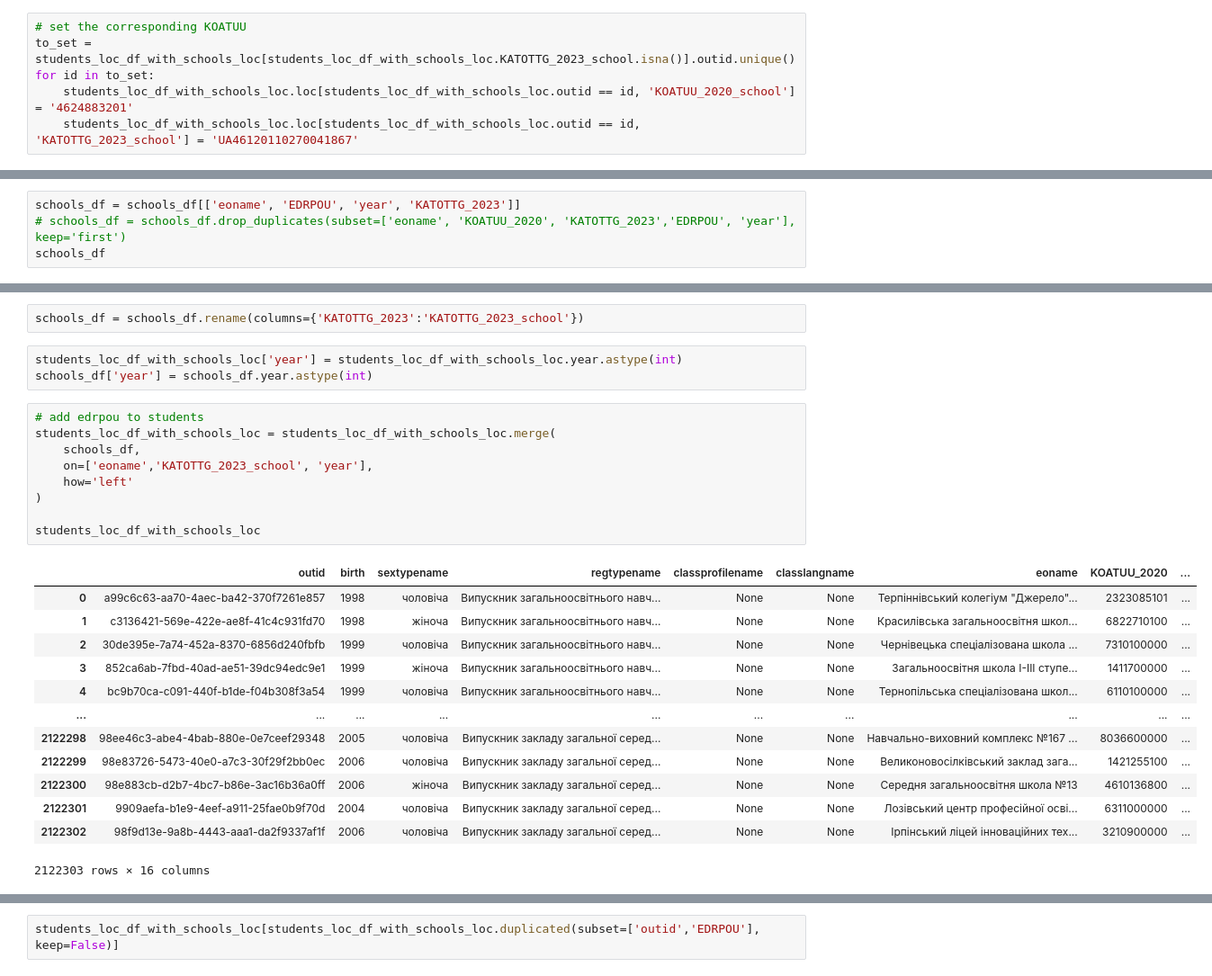
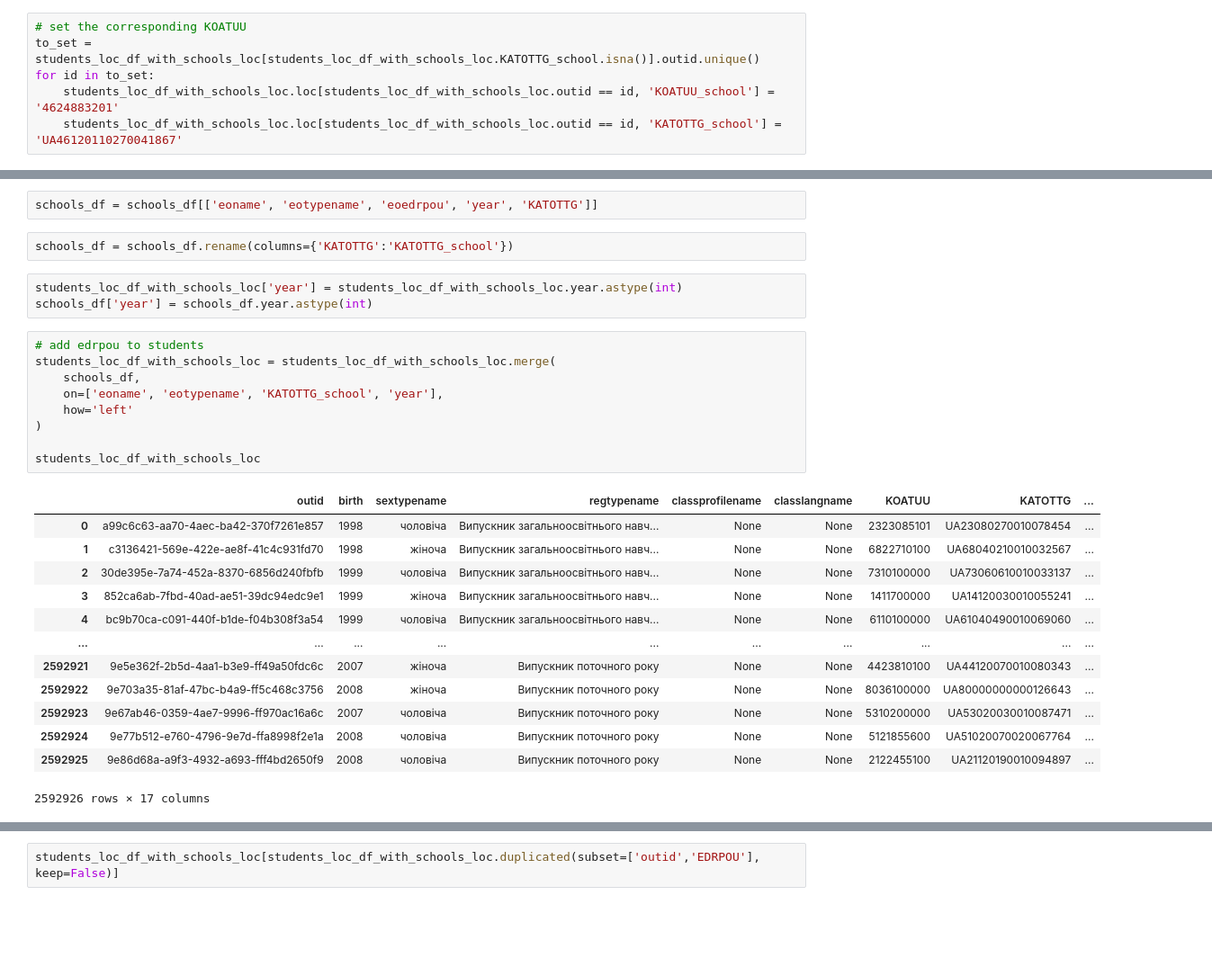
Before and after one commit to DataResponsibly/ZNO-Dataset, a Jupyter notebook: notebooks/tables_creation/Students_table.ipynb, the cells around one changed output, grey strips where cells are left out. Shown at 90% size. Saved outputs shown, nothing was run; the diff lists cells and outputs as text; blank space fills up the shorter version.

```diff
--- a/notebooks/tables_creation/Students_table.ipynb
+++ b/notebooks/tables_creation/Students_table.ipynb
@@ -318,9 +342,9 @@ students_loc_df_with_schools_loc[students_loc_df_with_schools_loc.KATOTTG_2023_s
 # %%
 # set the corresponding KOATUU
-to_set = students_loc_df_with_schools_loc[students_loc_df_with_schools_loc.KATOTTG_2023_school.isna()].outid.unique()
+to_set = students_loc_df_with_schools_loc[students_loc_df_with_schools_loc.KATOTTG_school.isna()].outid.unique()
 for id in to_set:
-    students_loc_df_with_schools_loc.loc[students_loc_df_with_schools_loc.outid == id, 'KOATUU_2020_school'] = '4624883201'
-    students_loc_df_with_schools_loc.loc[students_loc_df_with_schools_loc.outid == id, 'KATOTTG_2023_school'] = 'UA46120110270041867'
+    students_loc_df_with_schools_loc.loc[students_loc_df_with_schools_loc.outid == id, 'KOATUU_school'] = '4624883201'
+    students_loc_df_with_schools_loc.loc[students_loc_df_with_schools_loc.outid == id, 'KATOTTG_school'] = 'UA46120110270041867'
 # %%
 schools_df = pd.read_csv('./matching_data/schools_edrpou.csv', encoding='utf-8', dtype=str)
 schools_df
@@ -345,4 +368,0 @@ schools_df[schools_df.duplicated(subset=['eoname', 'year', 'KATOTTG_2023'], keep
-# %%
-schools_df = schools_df[['eoname', 'EDRPOU', 'year', 'KATOTTG_2023']]
-# schools_df = schools_df.drop_duplicates(subset=['eoname', 'KOATUU_2020', 'KATOTTG_2023','EDRPOU', 'year'], keep='first')
-schools_df
@@ -363,29 +375,31 @@ schools_df
+# %%
+schools_df = schools_df[['eoname', 'eotypename', 'eoedrpou', 'year', 'KATOTTG']]
 # %%
-schools_df = schools_df.rename(columns={'KATOTTG_2023':'KATOTTG_2023_school'})
+schools_df = schools_df.rename(columns={'KATOTTG':'KATOTTG_school'})
 # %%
 students_loc_df_with_schools_loc['year'] = students_loc_df_with_schools_loc.year.astype(int)
 schools_df['year'] = schools_df.year.astype(int)
 # %%
 # add edrpou to students
 students_loc_df_with_schools_loc = students_loc_df_with_schools_loc.merge(
     schools_df,
-    on=['eoname','KATOTTG_2023_school', 'year'],
+    on=['eoname', 'eotypename', 'KATOTTG_school', 'year'],
     how='left'
 )
 
 students_loc_df_with_schools_loc
 # %% [output]
-|  | outid | birth | sextypename | regtypename | classprofilename | classlangname | eoname | KOATUU_2020 | ... |
-| 0 | a99c6c63-aa70-4aec-ba42-370f7261e857 | 1998 | чоловіча | Випускник загальноосвітнього навч... | None | None | Терпіннівський колегіум "Джерело"... | 2323085101 | ... |
-| 1 | c3136421-569e-422e-ae8f-41c4c931fd70 | 1998 | жіноча | Випускник загальноосвітнього навч... | None | None | Красилівська загальноосвітня школ... | 6822710100 | ... |
-| 2 | 30de395e-7a74-452a-8370-6856d240fbfb | 1999 | чоловіча | Випускник загальноосвітнього навч... | None | None | Чернівецька спеціалізована школа ... | 7310100000 | ... |
-| 3 | 852ca6ab-7fbd-40ad-ae51-39dc94edc9e1 | 1999 | жіноча | Випускник загальноосвітнього навч... | None | None | Загальноосвітня школа I-III ступе... | 1411700000 | ... |
-| 4 | bc9b70ca-c091-440f-b1de-f04b308f3a54 | 1999 | чоловіча | Випускник загальноосвітнього навч... | None | None | Тернопільська спеціалізована школ... | 6110100000 | ... |
+|  | outid | birth | sextypename | regtypename | classprofilename | classlangname | KOATUU | KATOTTG | ... |
+| 0 | a99c6c63-aa70-4aec-ba42-370f7261e857 | 1998 | чоловіча | Випускник загальноосвітнього навч... | None | None | 2323085101 | UA23080270010078454 | ... |
+| 1 | c3136421-569e-422e-ae8f-41c4c931fd70 | 1998 | жіноча | Випускник загальноосвітнього навч... | None | None | 6822710100 | UA68040210010032567 | ... |
+| 2 | 30de395e-7a74-452a-8370-6856d240fbfb | 1999 | чоловіча | Випускник загальноосвітнього навч... | None | None | 7310100000 | UA73060610010033137 | ... |
+| 3 | 852ca6ab-7fbd-40ad-ae51-39dc94edc9e1 | 1999 | жіноча | Випускник загальноосвітнього навч... | None | None | 1411700000 | UA14120030010055241 | ... |
+| 4 | bc9b70ca-c091-440f-b1de-f04b308f3a54 | 1999 | чоловіча | Випускник загальноосвітнього навч... | None | None | 6110100000 | UA61040490010069060 | ... |
 | ... | ... | ... | ... | ... | ... | ... | ... | ... | ... |
-| 2122298 | 98ee46c3-abe4-4bab-880e-0e7ceef29348 | 2005 | чоловіча | Випускник закладу загальної серед... | None | None | Навчально-виховний комплекс №167 ... | 8036600000 | ... |
-| 2122299 | 98e83726-5473-40e0-a7c3-30f29f2bb0ec | 2006 | чоловіча | Випускник закладу загальної серед... | None | None | Великоновосілківський заклад зага... | 1421255100 | ... |
-| 2122300 | 98e883cb-d2b7-4bc7-b86e-3ac16b36a0ff | 2006 | жіноча | Випускник закладу загальної серед... | None | None | Середня загальноосвітня школа №13 | 4610136800 | ... |
-| 2122301 | 9909aefa-b1e9-4eef-a911-25fae0b9f70d | 2004 | чоловіча | Випускник закладу загальної серед... | None | None | Лозівський центр професійної осві... | 6311000000 | ... |
-| 2122302 | 98f9d13e-9a8b-4443-aaa1-da2f9337af1f | 2006 | чоловіча | Випускник закладу загальної серед... | None | None | Ірпінський ліцей інноваційних тех... | 3210900000 | ... |
+| 2592921 | 9e5e362f-2b5d-4aa1-b3e9-ff49a50fdc6c | 2007 | жіноча | Випускник поточного року | None | None | 4423810100 | UA44120070010080343 | ... |
+| 2592922 | 9e703a35-81af-47bc-b4a9-ff5c468c3756 | 2008 | жіноча | Випускник поточного року | None | None | 8036100000 | UA80000000000126643 | ... |
+| 2592923 | 9e67ab46-0359-4ae7-9996-ff970ac16a6c | 2007 | чоловіча | Випускник поточного року | None | None | 5310200000 | UA53020030010087471 | ... |
+| 2592924 | 9e77b512-e760-4796-9e7d-ffa8998f2e1a | 2008 | чоловіча | Випускник поточного року | None | None | 5121855600 | UA51020070020067764 | ... |
+| 2592925 | 9e86d68a-a9f3-4932-a693-fff4bd2650f9 | 2008 | чоловіча | Випускник поточного року | None | None | 2122455100 | UA21120190010094897 | ... |
-2122303 rows × 16 columns
+2592926 rows × 17 columns
 # %%
```
Also changed, not shown: parts of 29 cells of this notebook, 1 other file.
